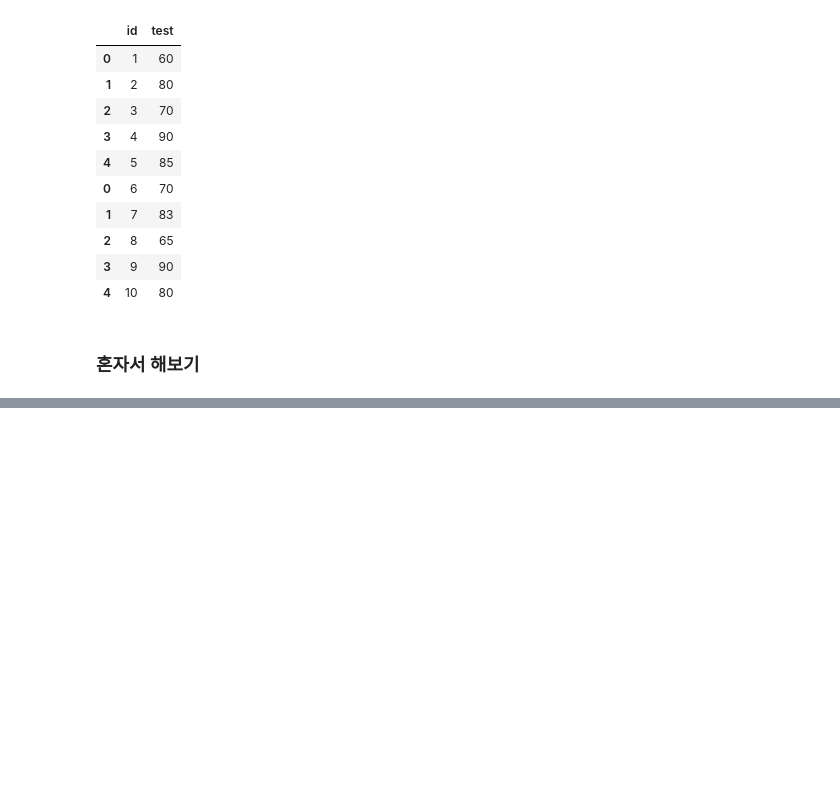
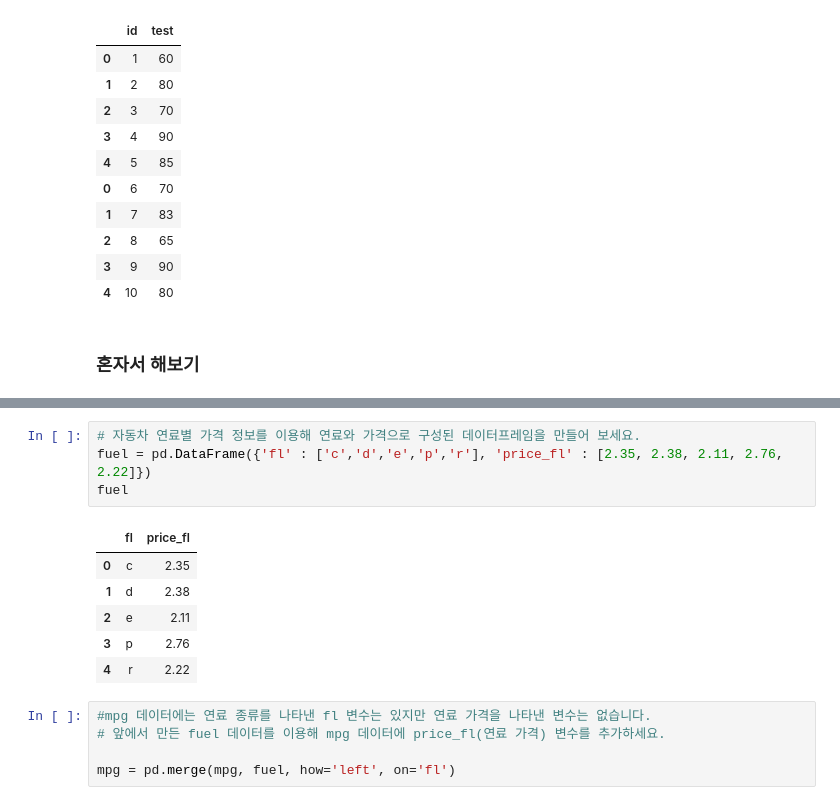
Before and after one commit to kingy0ujin/2024-1-my-BDA, a Jupyter notebook: inhome/ch06.ipynb, the cells around one changed output, grey strips where cells are left out. Saved outputs shown, nothing was run; the diff lists cells and outputs as text; blank space fills up the shorter version.

```diff
--- a/inhome/ch06.ipynb
+++ b/inhome/ch06.ipynb
@@ -1109,0 +1184,16 @@ group_all
+# %%
+# 자동차 연료별 가격 정보를 이용해 연료와 가격으로 구성된 데이터프레임을 만들어 보세요.
+fuel = pd.DataFrame({'fl' : ['c','d','e','p','r'], 'price_fl' : [2.35, 2.38, 2.11, 2.76, 2.22]})
+fuel
+# %% [output]
+|  | fl | price_fl |
+| 0 | c | 2.35 |
+| 1 | d | 2.38 |
+| 2 | e | 2.11 |
+| 3 | p | 2.76 |
+| 4 | r | 2.22 |
+# %%
+#mpg 데이터에는 연료 종류를 나타낸 fl 변수는 있지만 연료 가격을 나타낸 변수는 없습니다.
+# 앞에서 만든 fuel 데이터를 이용해 mpg 데이터에 price_fl(연료 가격) 변수를 추가하세요.
+
+mpg = pd.merge(mpg, fuel, how='left', on='fl')
```
Also changed, not shown: parts of 6 cells of this notebook.
